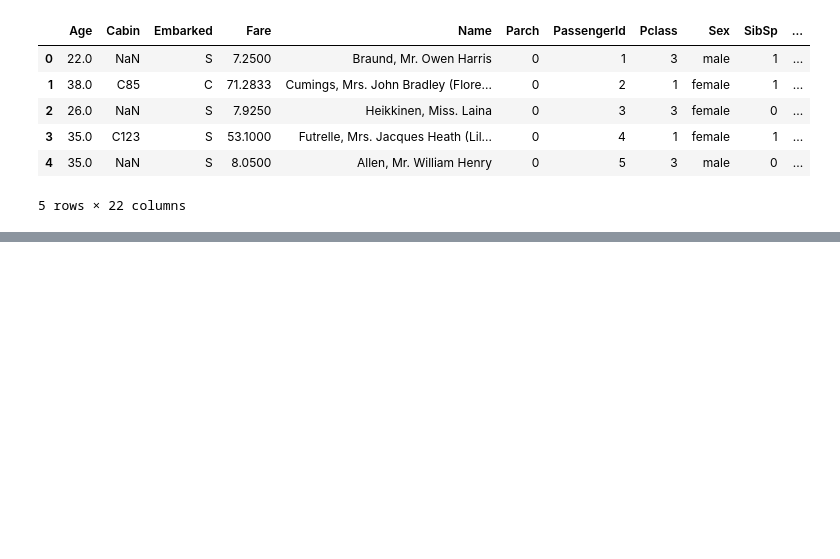
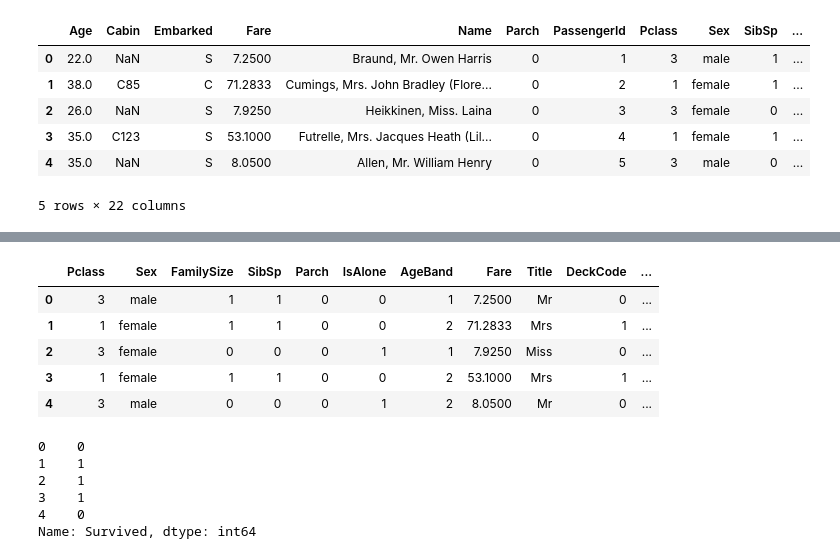
Before and after one commit to aki-06/XGBoost, a Jupyter notebook: XGBoost.ipynb, the cells around one changed output, grey strips where cells are left out. Cells and saved outputs as stored; diff of their text form; code cells hidden in the pictures; blank space fills up the shorter version.

```diff
--- a/XGBoost.ipynb
+++ b/XGBoost.ipynb
@@ -528,0 +573,24 @@ data.head()
+# %%
+cols = [
+    'Pclass',
+    'Sex',
+    'FamilySize',
+    #'FamilySizeBand',
+    'SibSp',
+    'Parch',
+    'IsAlone',
+    #'Age',
+    'AgeBand',
+    'Fare',
+    #'FareBand',
+    'Title',
+    #'Embarked',
+    'DeckCode',
+    #'Room',
+    'RoomBand',
+    #'Odd',
+]
+# %%
+X_train = data[:train_size][cols]
+y_train = data[:train_size]['Survived'].astype(int)
+X_test = data[train_size:][cols]
@@ -528,0 +601,18 @@ data.head()
+# %%
+X_train.head()
+# %% [output]
+|  | Pclass | Sex | FamilySize | SibSp | Parch | IsAlone | AgeBand | Fare | Title | DeckCode | ... |
+| 0 | 3 | male | 1 | 1 | 0 | 0 | 1 | 7.2500 | Mr | 0 | ... |
+| 1 | 1 | female | 1 | 1 | 0 | 0 | 2 | 71.2833 | Mrs | 1 | ... |
+| 2 | 3 | female | 0 | 0 | 0 | 1 | 1 | 7.9250 | Miss | 0 | ... |
+| 3 | 1 | female | 1 | 1 | 0 | 0 | 2 | 53.1000 | Mrs | 1 | ... |
+| 4 | 3 | male | 0 | 0 | 0 | 1 | 2 | 8.0500 | Mr | 0 | ... |
+# %%
+y_train.head()
+# %% [output]
+0    0
+1    1
+2    1
+3    1
+4    0
+Name: Survived, dtype: int64
```
Also changed, not shown: parts of 15 cells of this notebook, 1 other file.
